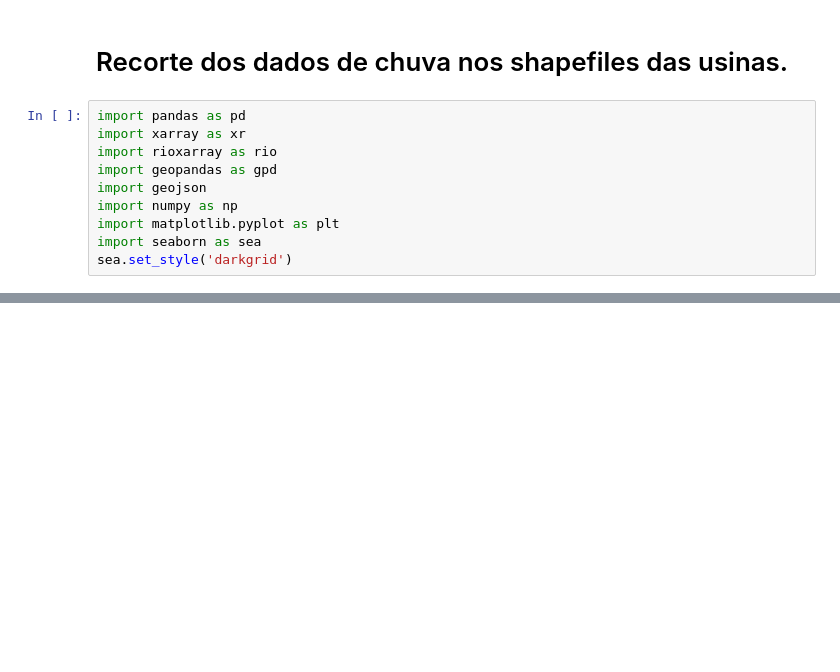
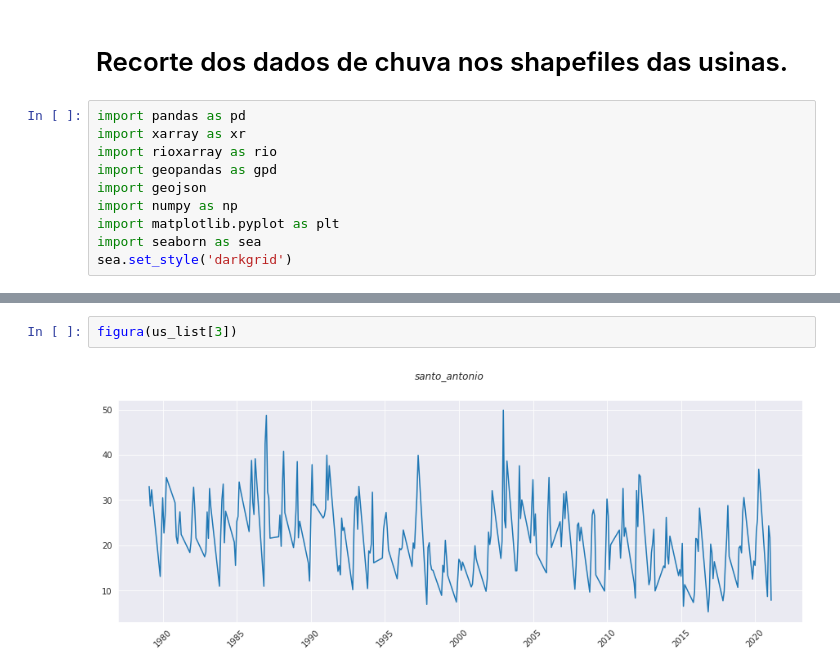
Before and after one commit to g-almeida/Climatology, a Jupyter notebook: Mod/UsinCut.ipynb, the cells around one changed output, grey strips where cells are left out. Drawn from its saved outputs; the diff is of its cells as text; blank space fills up the shorter version.

```diff
--- a/Mod/UsinCut.ipynb
+++ b/Mod/UsinCut.ipynb
@@ -82,0 +123,4 @@ figura('/mnt/d/_Gabriel/Estudo/UFF/Bloqueios_Atmosfericos/shapes/shapes_smap/MOD
+# %%
+figura(us_list[3])
+# %% [output]
+[figure, added]
```
Also changed, not shown: parts of 45 cells of this notebook, 26 other files.
